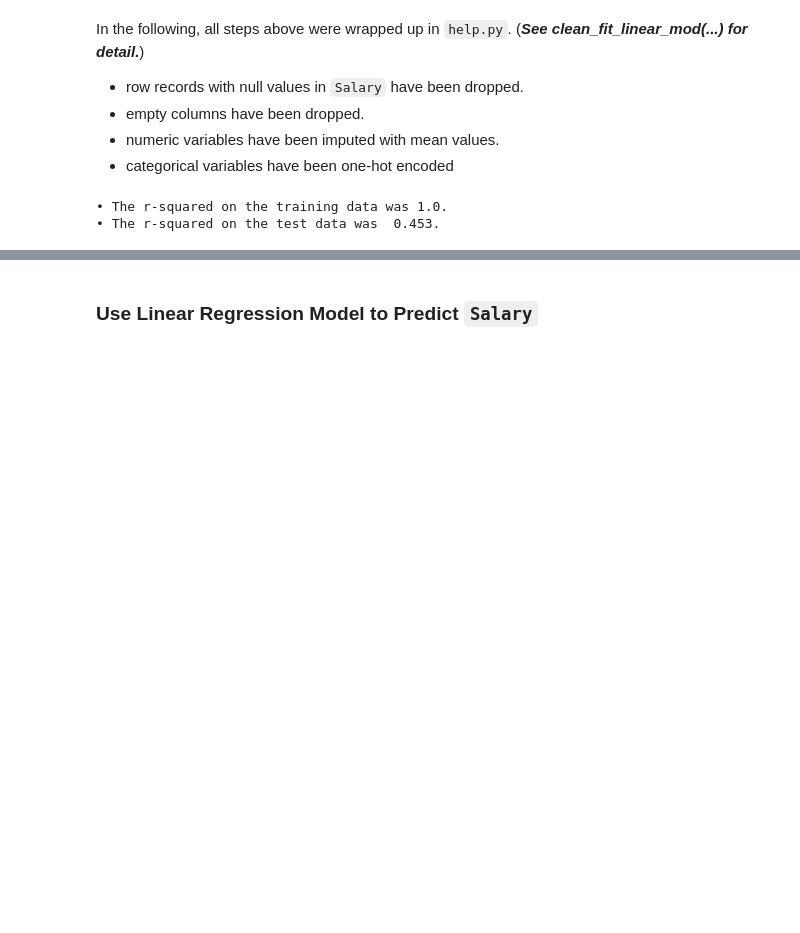
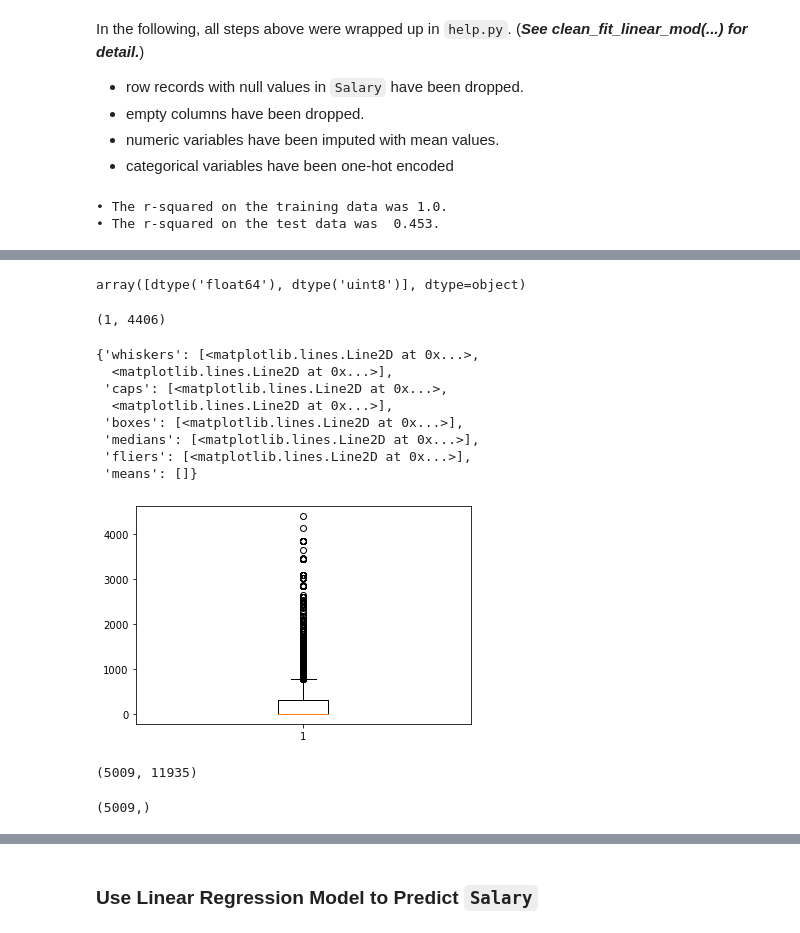
Before and after one commit to Alex-YuZ/SurveyDataAnalysis, a Jupyter notebook: SurveyDataAnalysis.ipynb, the cells around one changed output, grey strips where cells are left out. Cells and saved outputs as stored; diff of their text form; code cells hidden in the pictures; blank space fills up the shorter version.

```diff
--- a/SurveyDataAnalysis.ipynb
+++ b/SurveyDataAnalysis.ipynb
@@ -1249,0 +1353,23 @@ The above result is highly likely due to **Over-fitting**!
+# %%
+df = pd.read_csv('./survey_results_public.csv')
+# %%
+def clean_data(df):
+    df_clean = df.copy()
+    df = df.dropna(subset=['Salary'])
+
+    X = df.drop(columns=['Respondent', 'ExpectedSalary', 'Salary'])
+
+    num_vars = X.select_dtypes('float').columns
+    for num_var in num_vars:
+        X[num_var].fillna(X[num_var].mean(), inplace=True)
+
+    cat_vars = X.select_dtypes('object').columns
+    for cat_var in cat_vars:
+        X = pd.concat([X.drop(columns=cat_var), pd.get_dummies(X[cat_var], drop_first=True)], axis=1)
+
+
+    y = df['Salary']
+
+    return X, y
+# %%
+X, y = clean_data(df)
@@ -1249,0 +1411,30 @@ The above result is highly likely due to **Over-fitting**!
+# %%
+X.dtypes.unique()
+# %% [output]
+array([dtype('float64'), dtype('uint8')], dtype=object)
+# %%
+cat1 = X.select_dtypes('uint8').columns
+# %%
+X[cat1].sum().min(), X[cat1].sum().max()
+# %% [output]
+(1, 4406)
+# %%
+plt.boxplot(X[cat1].sum())
+# %% [output]
+{'whiskers': [<matplotlib.lines.Line2D at 0x...>,
+  <matplotlib.lines.Line2D at 0x...>],
+ 'caps': [<matplotlib.lines.Line2D at 0x...>,
+  <matplotlib.lines.Line2D at 0x...>],
+ 'boxes': [<matplotlib.lines.Line2D at 0x...>],
+ 'medians': [<matplotlib.lines.Line2D at 0x...>],
+ 'fliers': [<matplotlib.lines.Line2D at 0x...>],
+ 'means': []}
+[figure, added]
+# %%
+X.shape
+# %% [output]
+(5009, 11935)
+# %%
+y.shape
+# %% [output]
+(5009,)
```
Also changed, not shown: parts of 7 cells of this notebook, 1 other file.
